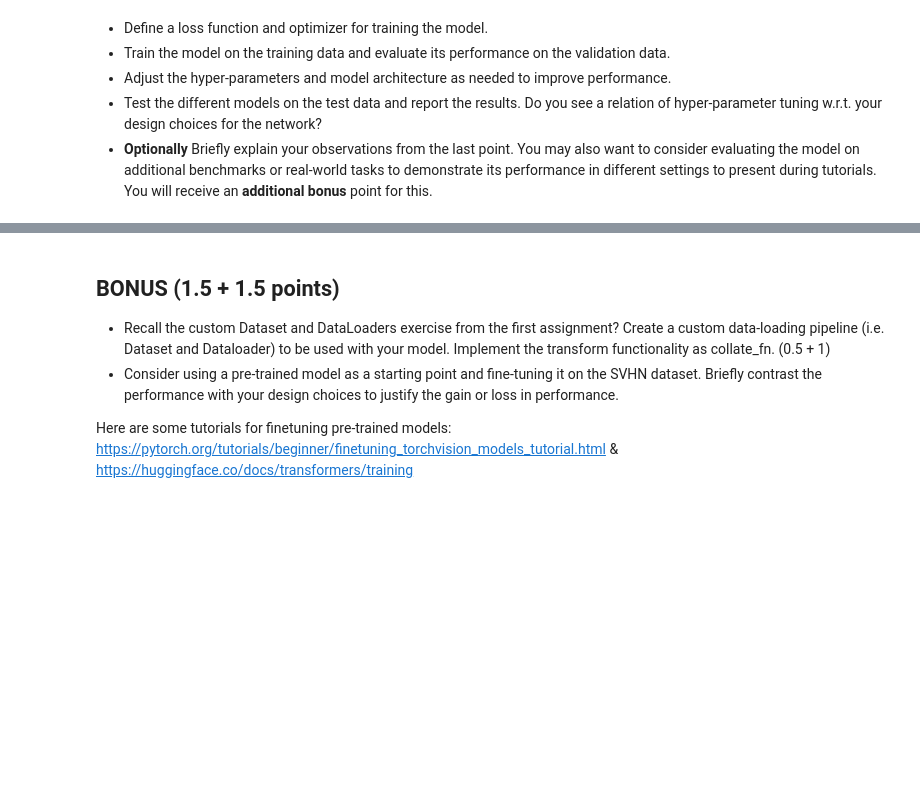
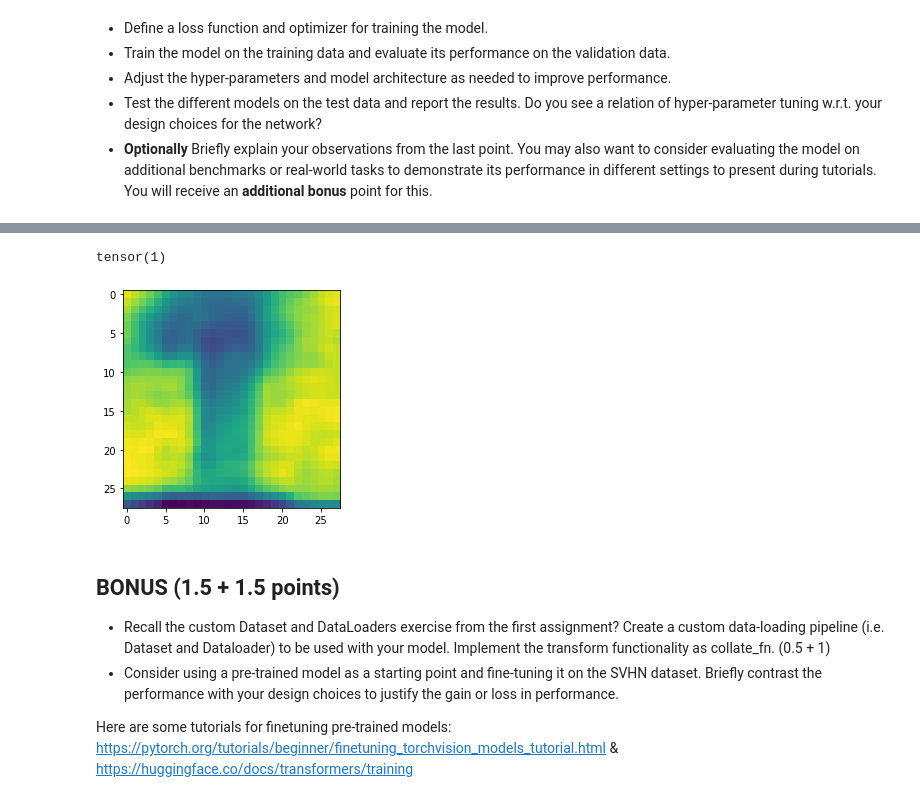
Before and after one commit to subratkishoredutta/NNTI-assignments, a Jupyter notebook: week9/NNTI_Exercise_9_2.ipynb, the cells around one changed output, grey strips where cells are left out. Cells and saved outputs as stored; diff of their text form; code cells hidden in the pictures; blank space fills up the shorter version.

```diff
--- a/week9/NNTI_Exercise_9_2.ipynb
+++ b/week9/NNTI_Exercise_9_2.ipynb
@@ -67,3 +231,9 @@
+# %%
+plt.imshow(x[8][0])
+print(y[8])
+# %% [output]
+tensor(1)
+[figure, added]
 # %% [markdown]
 ## BONUS (1.5 + 1.5 points)
 - Recall the custom Dataset and DataLoaders exercise from the first assignment? Create a custom data-loading pipeline (i.e. Dataset and Dataloader) to be used with your model. Implement the transform functionality as collate_fn. (0.5 + 1)
```
Also changed, not shown: parts of 15 cells of this notebook, 1 other file.
